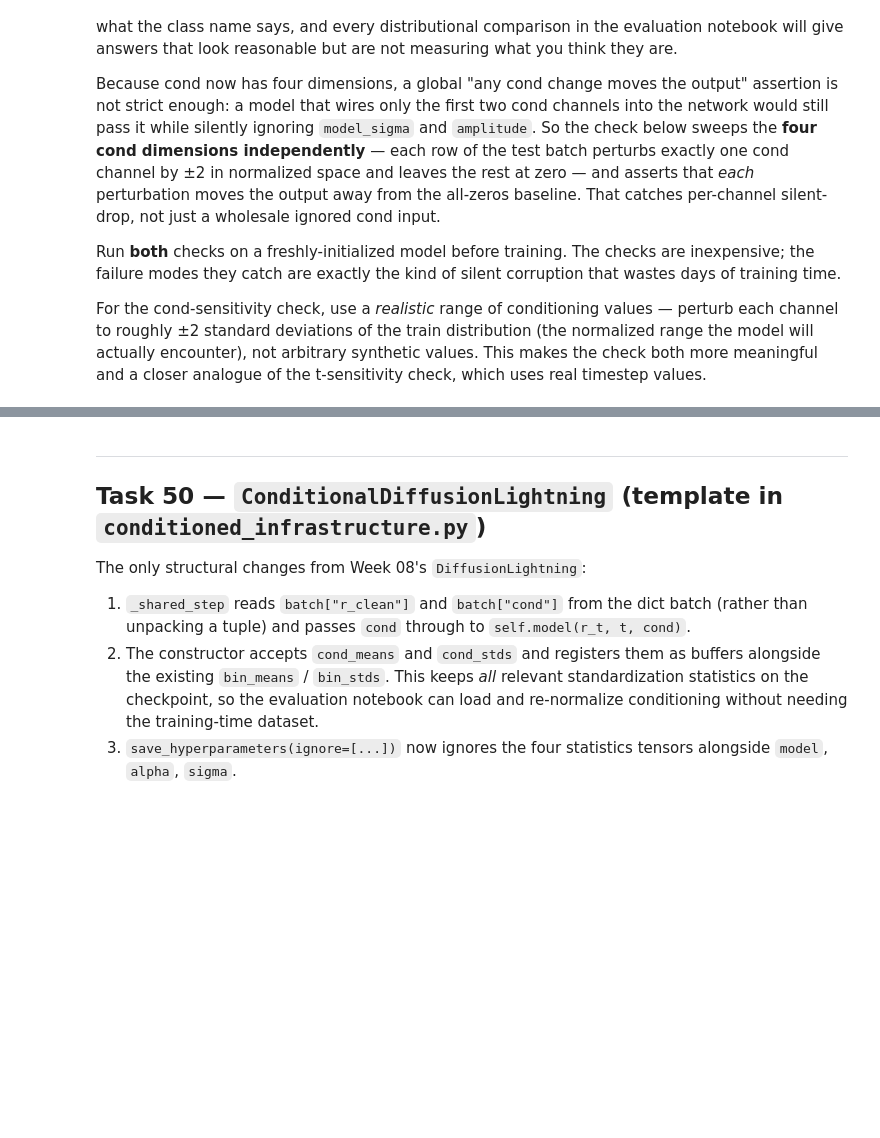
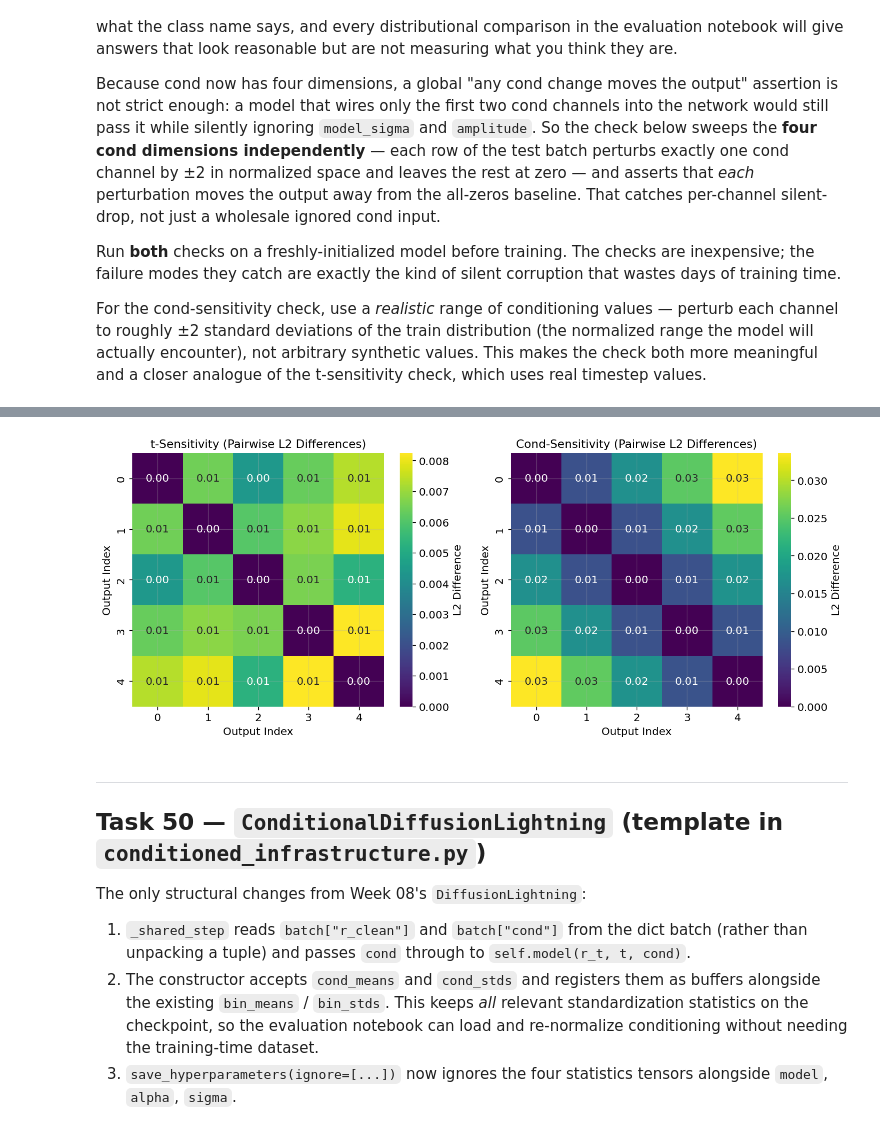
Before and after one commit to SwRI-IDEA-Lab/butterflai, a Jupyter notebook: weeks/week_10/10a_conditioned_train.ipynb, the cells around one changed output, grey strips where cells are left out. Drawn from its saved outputs; the diff is of its cells as text; code cells hidden in the pictures; blank space fills up the shorter version.

```diff
--- a/weeks/week_10/10a_conditioned_train.ipynb
+++ b/weeks/week_10/10a_conditioned_train.ipynb
@@ -568,0 +1016,85 @@ cond-sensitivity worst   : min per-channel L2 = 0.0073
+# %%
+# Task 49 — t-sensitivity + per-channel cond-sensitivity on a fresh model.
+import importlib
+import sys
+# Aggressive reload to ensure the latest conditioned_infrastructure is used
+if 'conditioned_infrastructure' in sys.modules:
+    del sys.modules['conditioned_infrastructure']
+import conditioned_infrastructure
+importlib.reload(conditioned_infrastructure)
+from conditioned_infrastructure import ConditionalDiffusionMLP # Re-import class from reloaded module
+
+# Task 49 — t-sensitivity + cond-sensitivity on a fresh model.
+torch.manual_seed(1)
+model_test = ConditionalDiffusionMLP()
+
+r_t_fixed = torch.randn(15)
+t_values  = torch.tensor([0, T//4, T//2, 3*T//4, T-1], dtype=torch.long)
+# Updated: cond_zero should now be of shape (4,) for 4 conditioning variables
+cond_zero = torch.zeros(4)
+
+# t-sensitivity: hold r_t and cond fixed, vary t.
+r_t_batch  = repeat(r_t_fixed, "d -> n d", n=5)
+cond_batch = repeat(cond_zero, "d -> n d", n=5)
+out_t = model_test(r_t_batch, t_values, cond_batch)
+
+# cond-sensitivity: hold r_t and t fixed, vary cond.
+#    Sample 5 cond vectors spanning ±2 in normalized (area, mu) space.
+# Updated: cond_values should now be of shape (5, 4) to vary all four conditioning variables
+cond_values = torch.tensor([
+    [-2., -2., -2., -2.],
+    [-1., -1., -1., -1.],
+    [ 0.,  0.,  0.,  0.],
+    [ 1.,  1.,  1.,  1.],
+    [ 2.,  2.,  2.,  2.]
+])
+t_fixed = torch.full((5,), T // 2, dtype=torch.long)
+r_t_batch = repeat(r_t_fixed, "d -> n d", n=5)
+out_c = model_test(r_t_batch, t_fixed, cond_values)
+
+
+def pairwise_l2_diff(tensor):
+    """Computes pairwise L2 differences between rows of a tensor."""
+    n = tensor.shape[0]
+    diffs = torch.zeros((n, n))
+    for i in range(n):
+        for j in range(n):
+            if i != j:
+                diffs[i, j] = torch.linalg.norm(tensor[i] - tensor[j])
+    return diffs
+
+# Verify t-sensitivity
+diffs_t = pairwise_l2_diff(out_t)
+print("\n--- t-sensitivity pairwise L2 differences ---")
+print(diffs_t)
+assert torch.all(diffs_t[diffs_t > 1e-6]), "t-sensitivity failed: some outputs are too similar!"
+print("t-sensitivity check passed: outputs differ for varying t.")
+
+# Verify cond-sensitivity
+diffs_c = pairwise_l2_diff(out_c)
+print("\n--- cond-sensitivity pairwise L2 differences ---")
+print(diffs_c)
+assert torch.all(diffs_c[diffs_c > 1e-6]), "cond-sensitivity failed: some outputs are too similar!"
+print("cond-sensitivity check passed: outputs differ for varying cond.")
+
+# Plotting the heatmaps
+import matplotlib.pyplot as plt
+import seaborn as sns
+
+fig, axes = plt.subplots(1, 2, figsize=(12, 5))
+
+sns.heatmap(diffs_t.detach().numpy(), annot=True, fmt=".2f", cmap="viridis", ax=axes[0],
+            cbar_kws={'label': 'L2 Difference'})
+axes[0].set_title('t-Sensitivity (Pairwise L2 Differences)')
+axes[0].set_xlabel('Output Index')
+axes[0].set_ylabel('Output Index')
+
+sns.heatmap(diffs_c.detach().numpy(), annot=True, fmt=".2f", cmap="viridis", ax=axes[1],
+            cbar_kws={'label': 'L2 Difference'})
+axes[1].set_title('Cond-Sensitivity (Pairwise L2 Differences)')
+axes[1].set_xlabel('Output Index')
+axes[1].set_ylabel('Output Index')
+
+plt.tight_layout()
+plt.show()
+# %% [output]
@@ -569,3 +1116,4 @@ cond-sensitivity worst   : min per-channel L2 = 0.0073
+[figure, added]
 # %% [markdown]
 ---
 ## Task 50 — `ConditionalDiffusionLightning` (template in `conditioned_infrastructure.py`)
```
Also changed, not shown: parts of 11 cells of this notebook.
